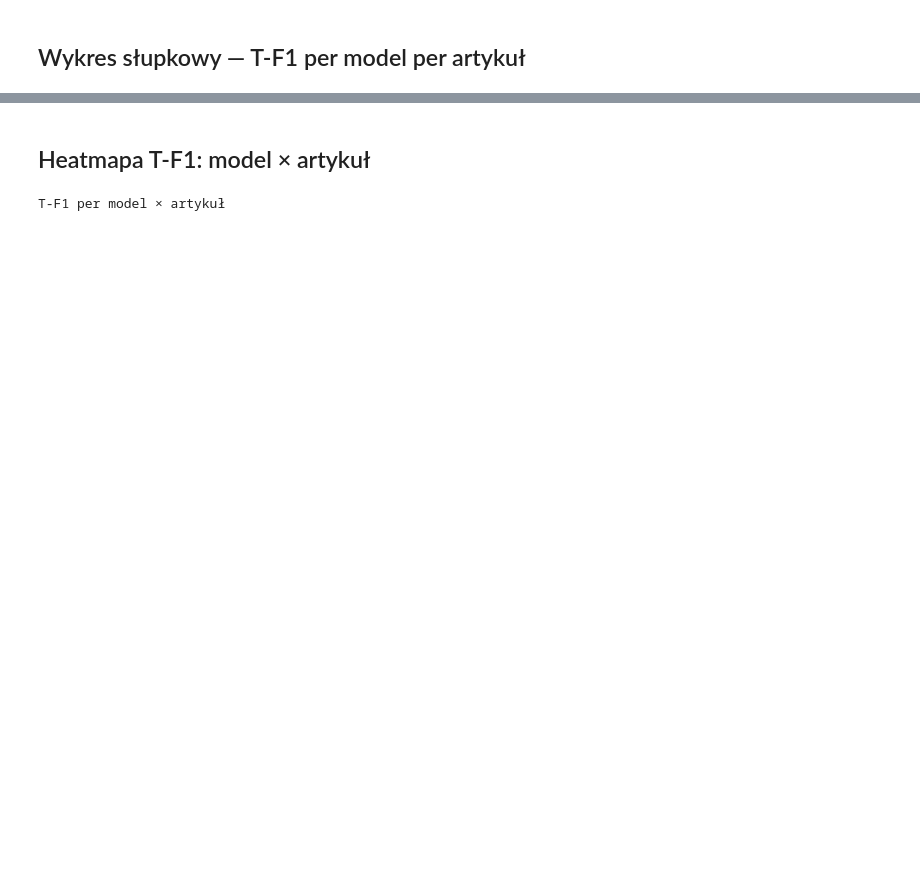
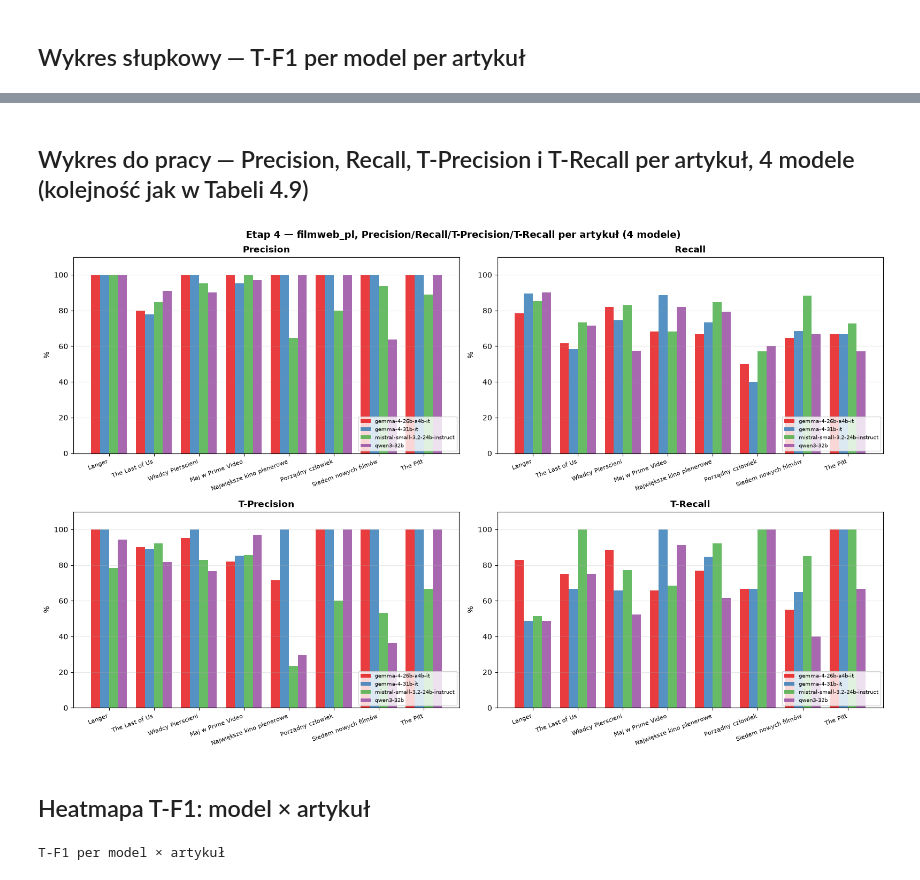
Before and after one commit to Rafal354/RAG-Knowledge-Graph-Builder, a Jupyter notebook: sql/a_steps/step_4_filmweb_8_articles/analysis.ipynb, the cells around one changed output, grey strips where cells are left out. Drawn from its saved outputs; the diff is of its cells as text; code cells hidden in the pictures; blank space fills up the shorter version.

```diff
--- a/sql/a_steps/step_4_filmweb_8_articles/analysis.ipynb
+++ b/sql/a_steps/step_4_filmweb_8_articles/analysis.ipynb
@@ -242,3 +242,59 @@ plt.show()
+# %% [markdown]
+## Wykres do pracy — Precision, Recall, T-Precision i T-Recall per artykuł, 4 modele (kolejność jak w Tabeli 4.9)
+# %%
+article_order2 = [
+    "Langer serial SkyShowtime",
+    "The_Last_of_Us_odcinek_5_tworcy_o_szokujacych_scenach",
+    "Wladcy_Pierscieni_Pierscienie_Wladzy_nowi_aktorzy",
+    "Maj w Prime Video. Jakie nowo\u015bci zobaczymy w serwisie",
+    "Najwi\u0119ksze kino plenerowe w Polsce powraca!",
+    "Porzadny czlowiek - recenzujemy produkcje platformy Max",
+    "Siedem nowych film\u00f3w w programie 22. MDAG online!",
+    "The Pitt - Nowy klasyk serialu medycznego. Recenzja",
+]
+article_order2 = [a.replace("_", " ") for a in article_order2]
+
+ARTICLE_LABELS2 = {
+    "Langer serial SkyShowtime": "Langer",
+    "The Last of Us odcinek 5 tworcy o szokujacych scenach": "The Last of Us",
+    "Wladcy Pierscieni Pierscienie Wladzy nowi aktorzy": "W\u0142adcy Pierscieni",
+    "Maj w Prime Video. Jakie nowo\u015bci zobaczymy w serwisie": "Maj w Prime Video",
+    "Najwi\u0119ksze kino plenerowe w Polsce powraca!": "Najwi\u0119ksze kino plenerowe",
+    "Porzadny czlowiek - recenzujemy produkcje platformy Max": "Porz\u0105dny cz\u0142owiek",
+    "Siedem nowych film\u00f3w w programie 22. MDAG online!": "Siedem nowych film\u00f3w",
+    "The Pitt - Nowy klasyk serialu medycznego. Recenzja": "The Pitt",
+}
+article_labels2 = [ARTICLE_LABELS2[a] for a in article_order2]
+
+fig, axes = plt.subplots(2, 2, figsize=(16, 10))
+axes = axes.flatten()
+
+x = np.arange(len(article_order2))
+w = 0.2
+offsets = [-1.5, -0.5, 0.5, 1.5]
+
+metrics2 = ["precision", "recall", "t_precision", "t_recall"]
+mlabels2 = ["Precision", "Recall", "T-Precision", "T-Recall"]
+
+for ax, metric, mlabel in zip(axes, metrics2, mlabels2):
+    for model, offset in zip(TOP4, offsets):
+        model_short = short_label(model)
+        sub = df[df["model_short"] == model_short].set_index("title_short")
+        vals = [sub.loc[a, metric] * 100 if a in sub.index else np.nan for a in article_order2]
+        ax.bar(x + offset * w, vals, w, label=model_short, color=MODEL_COLORS[model], alpha=0.85)
+    ax.set_xticks(x)
+    ax.set_xticklabels(article_labels2, rotation=20, ha="right", fontsize=8)
+    ax.set_ylim(0, 110)
+    ax.set_ylabel("%")
+    ax.set_title(mlabel, fontsize=12, fontweight="bold")
+    ax.legend(fontsize=7, loc="lower right")
+    ax.grid(axis="y", alpha=0.3)
+
+fig.suptitle("Etap 4 \u2014 filmweb_pl, Precision/Recall/T-Precision/T-Recall per artyku\u0142 (4 modele)", fontsize=13, fontweight="bold")
+fig.tight_layout()
+plt.show()
+# %% [output]
+[figure, added]
 # %% [markdown]
 ## Heatmapa T-F1: model × artykuł
 # %%
```
Also changed, not shown: parts of 3 cells of this notebook, 6 other files.
